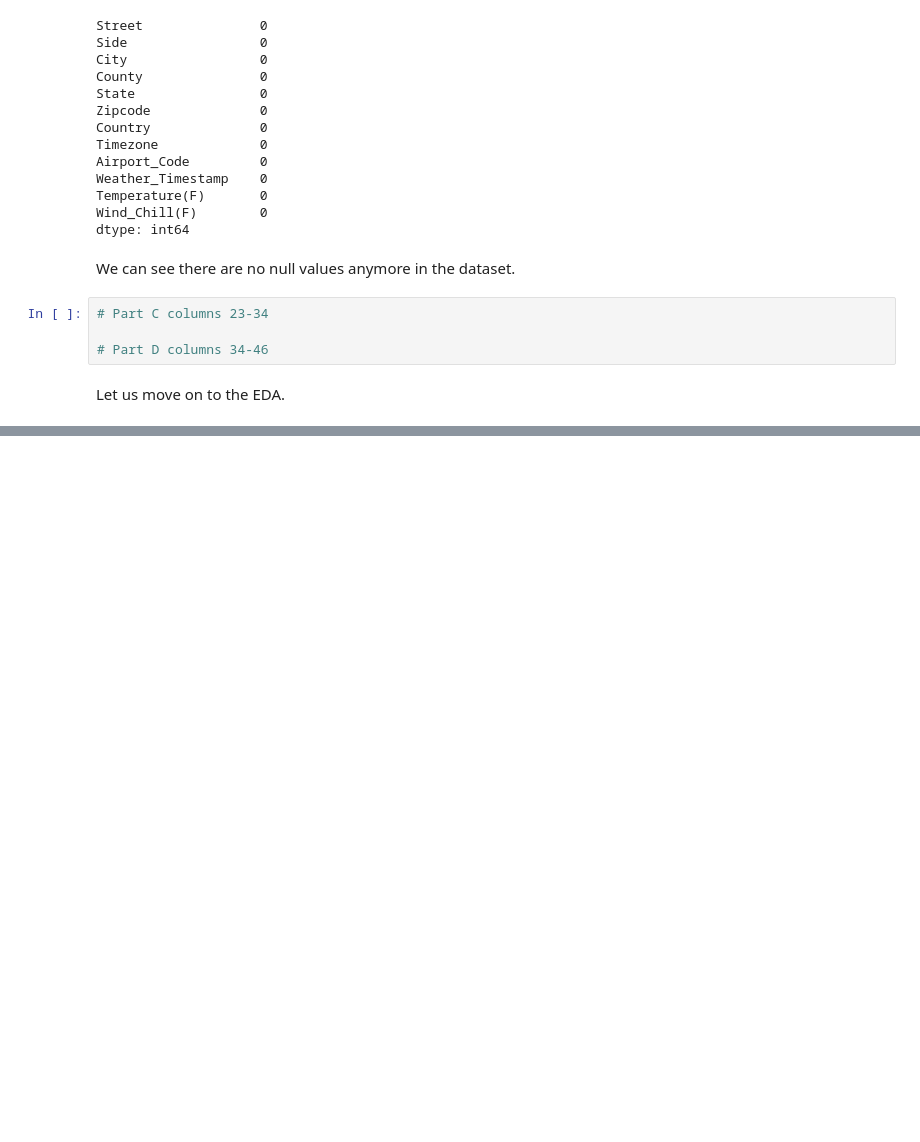
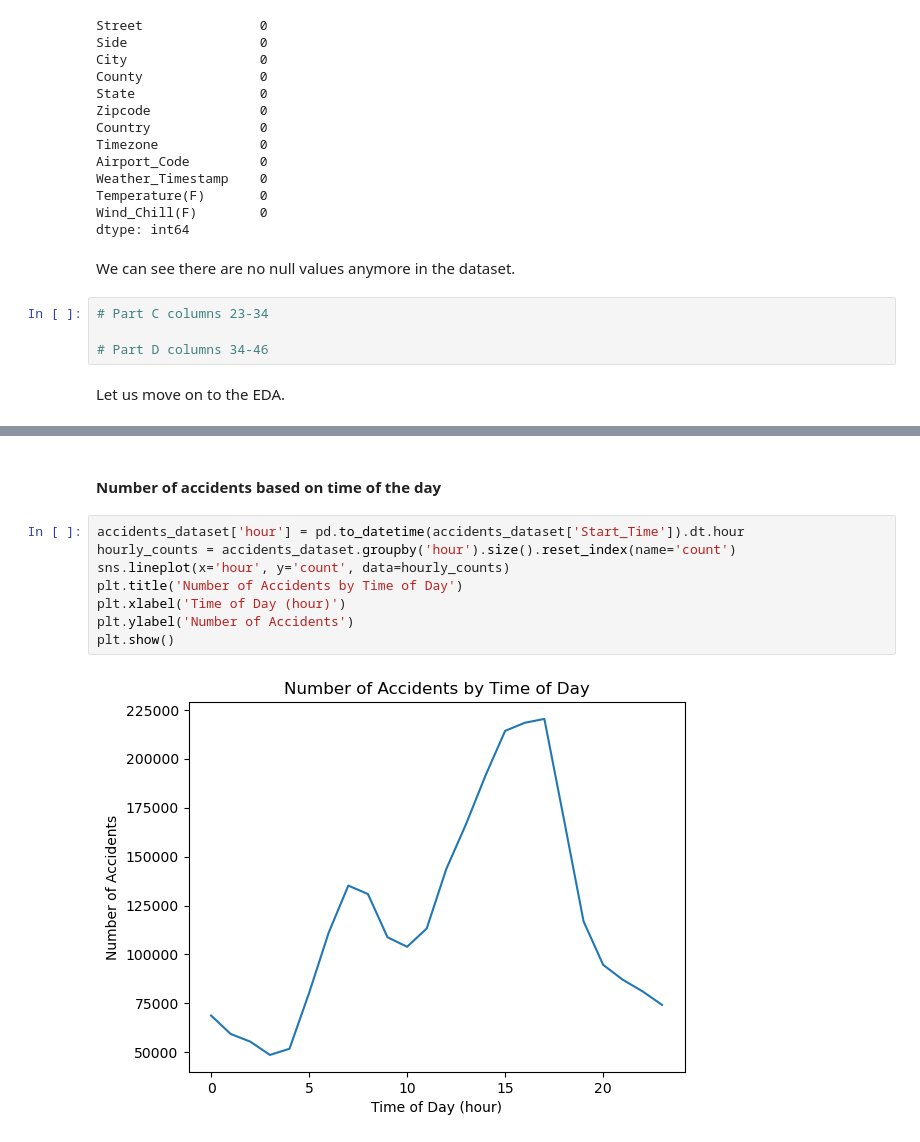
Before and after one commit to avantidorle/IDMP-Project, a Jupyter notebook: IDMP Project.ipynb, the cells around one changed output, grey strips where cells are left out. Saved outputs shown, nothing was run; the diff lists cells and outputs as text; blank space fills up the shorter version.

```diff
--- a/IDMP Project.ipynb
+++ b/IDMP Project.ipynb
@@ -174,0 +187,12 @@ Let us move on to the EDA.
+# %% [markdown]
+#### Number of accidents based on time of the day
+# %%
+accidents_dataset['hour'] = pd.to_datetime(accidents_dataset['Start_Time']).dt.hour
+hourly_counts = accidents_dataset.groupby('hour').size().reset_index(name='count')
+sns.lineplot(x='hour', y='count', data=hourly_counts)
+plt.title('Number of Accidents by Time of Day')
+plt.xlabel('Time of Day (hour)')
+plt.ylabel('Number of Accidents')
+plt.show()
+# %% [output]
+[figure, added]
```
Also changed, not shown: parts of 8 cells of this notebook.
